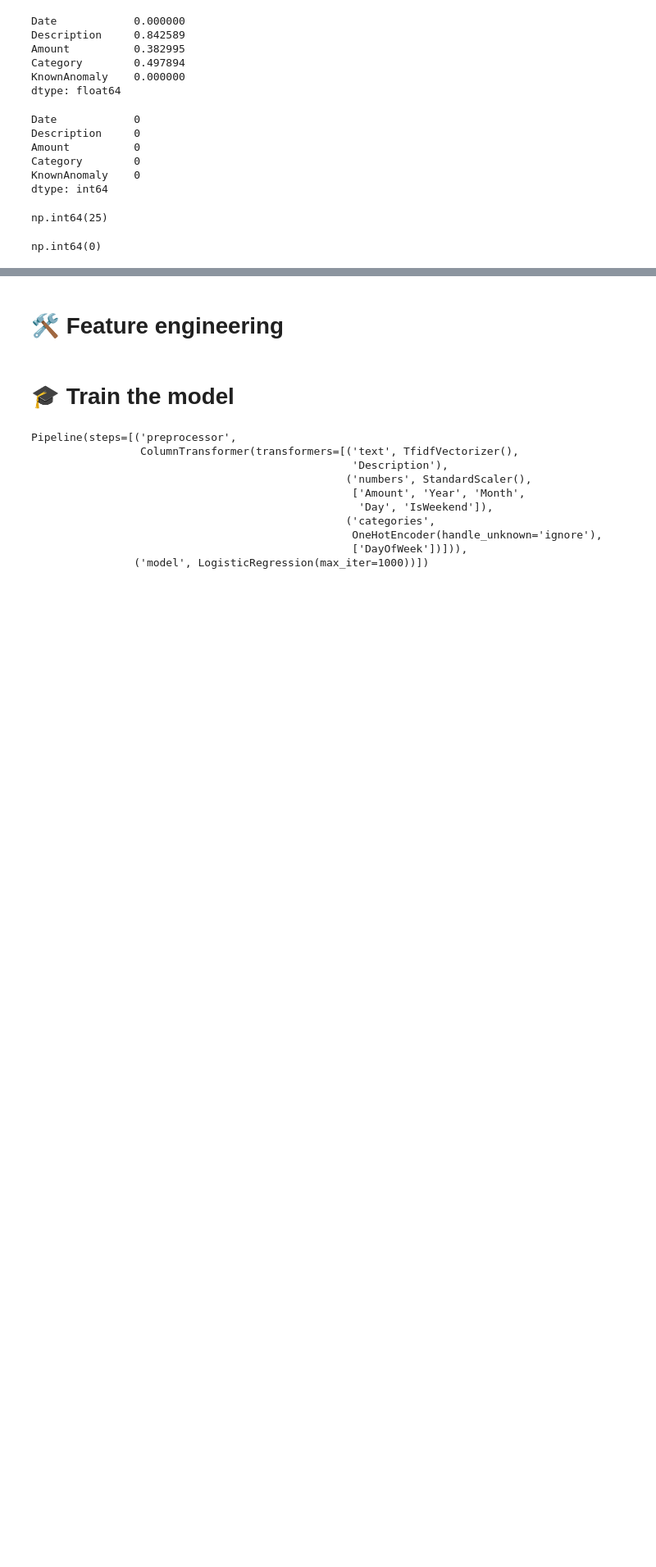
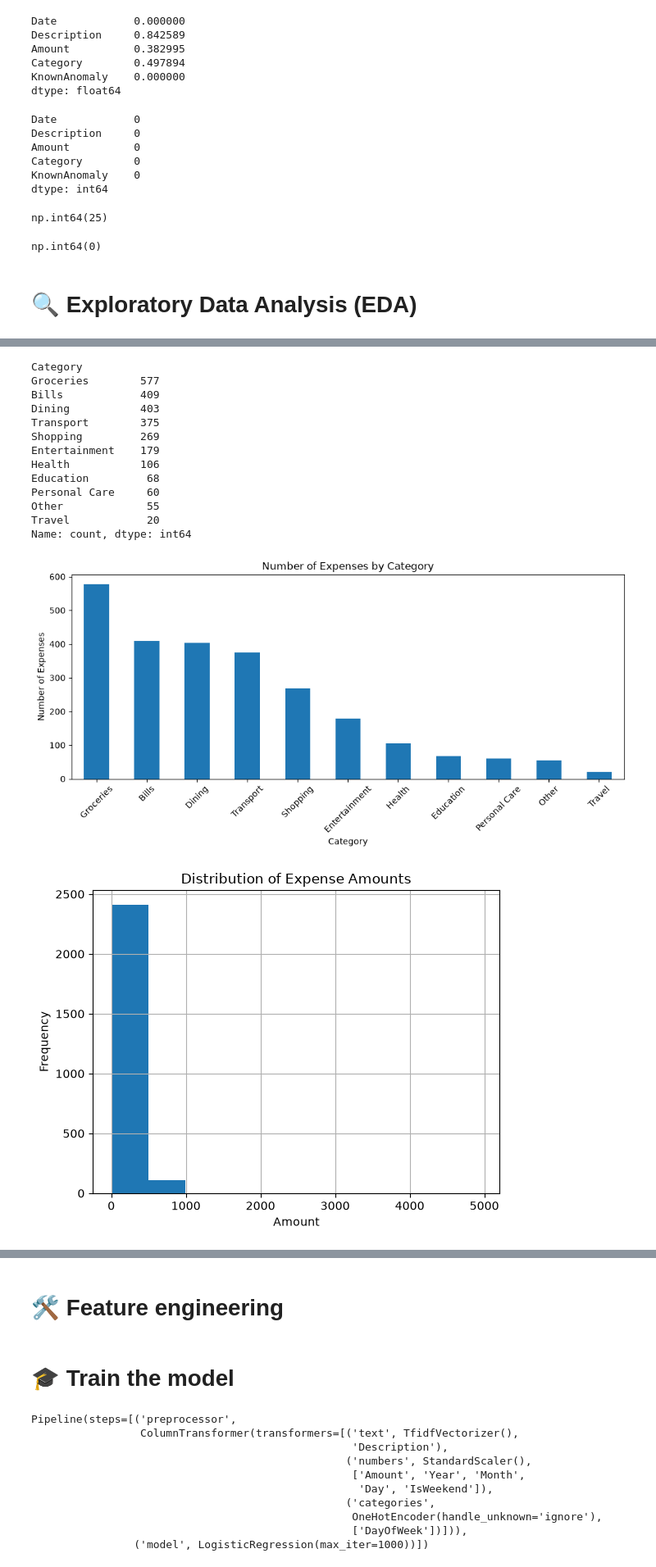
Before and after one commit to JemimahKapusana/expense-review, a Jupyter notebook: notebooks/expense_review.ipynb, the cells around one changed output, grey strips where cells are left out. Shown at 82% size. Drawn from its saved outputs; the diff is of its cells as text; code cells hidden in the pictures; blank space fills up the shorter version.

```diff
--- a/notebooks/expense_review.ipynb
+++ b/notebooks/expense_review.ipynb
@@ -151,3 +151,53 @@ expense_review_clean.reset_index(
     drop=True,
     inplace=True
 )
+# %% [markdown]
+# 🔍 Exploratory Data Analysis (EDA)
+# %%
+import matplotlib.pyplot as plt
+
+# 1. View summary statistics
+display(expense_review_clean.describe(include="all"))
+
+
+# 2. Check the distribution of values in categorical columns
+category_counts = expense_review_clean["Category"].value_counts()
+
+display(category_counts)
+
+category_counts.plot(
+    kind="bar",
+    figsize=(10, 5),
+    title="Number of Expenses by Category"
+)
+
+plt.xlabel("Category")
+plt.ylabel("Number of Expenses")
+plt.xticks(rotation=45)
+plt.tight_layout()
+plt.show()
+
+# 3. Check the distribution of values in numerical columns
+expense_review_clean["Amount"].hist()
+
+plt.xlabel("Amount")
+plt.ylabel("Frequency")
+plt.title("Distribution of Expense Amounts")
+plt.show()
+
+# 4. Check the relationship between two numerical columns
+expense_review_clean.plot.scatter(x="Month", y="Amount")
+
+plt.xlabel("Month")
+plt.ylabel("Amount (AUD)")
+plt.title("Relationship Between Month and Expense Amount")
+plt.show()
+
+
+# 5. Check for outliers in numerical columns
+expense_review_clean.boxplot(column="Amount")
+
+plt.ylabel("Amount (AUD)")
+plt.title("Outliers in Expense Amounts")
+plt.show()
+# %% [output]
@@ -153,0 +216,15 @@ expense_review_clean.reset_index(
+Category
+Groceries        577
+Bills            409
+Dining           403
+Transport        375
+Shopping         269
+Entertainment    179
+Health           106
+Education         68
+Personal Care     60
+Other             55
+Travel            20
+Name: count, dtype: int64
+[figure, added]
+[figure, added]
```
Also changed, not shown: parts of 5 cells of this notebook, 4 other files.
